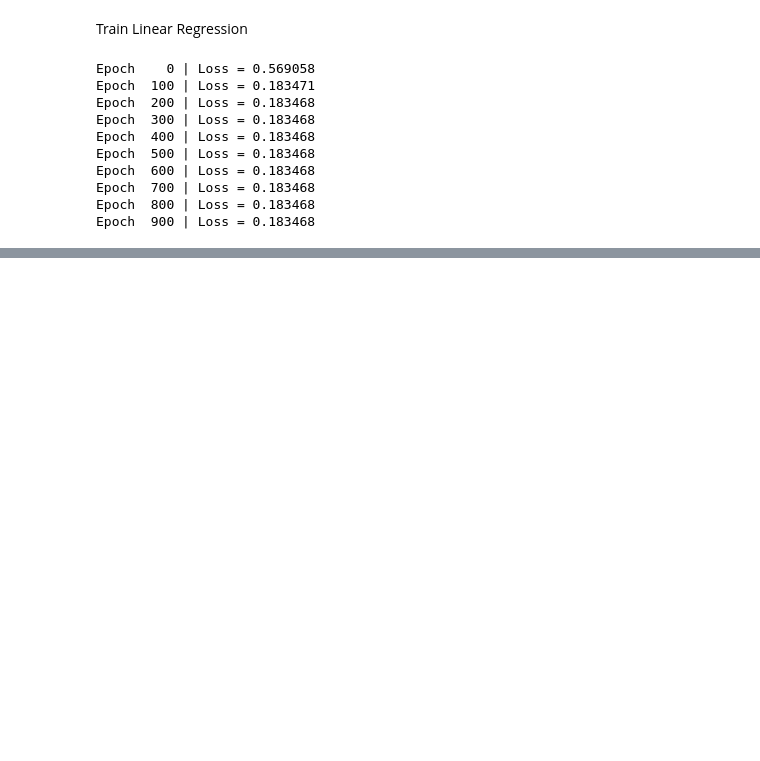
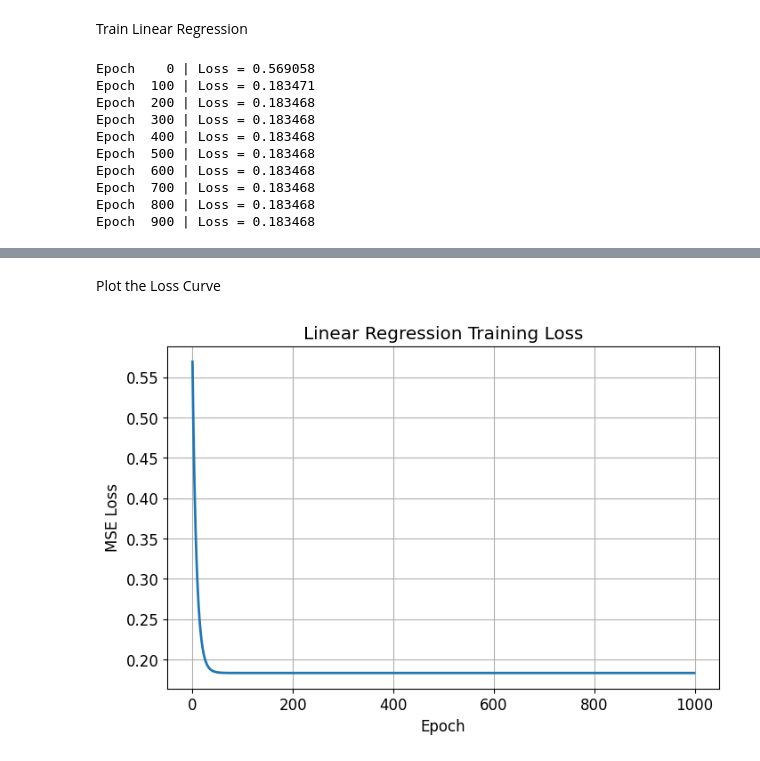
Before and after one commit to Yeabebe/gradient-based-learning, a Jupyter notebook: gradient_learning.ipynb, the cells around one changed output, grey strips where cells are left out. Saved outputs shown, nothing was run; the diff lists cells and outputs as text; code cells hidden in the pictures; blank space fills up the shorter version.

```diff
--- a/gradient_learning.ipynb
+++ b/gradient_learning.ipynb
@@ -156,0 +189,18 @@ Epoch  900 | Loss = 0.183468
+# %% [markdown]
+Plot the Loss Curve
+# %%
+plt.figure(figsize=(8,5))
+
+plt.plot(
+    linear_model.loss_history,
+    linewidth=2
+)
+
+plt.title("Linear Regression Training Loss")
+plt.xlabel("Epoch")
+plt.ylabel("MSE Loss")
+plt.grid(True)
+
+plt.show()
+# %% [output]
+[figure, added]
```
Also changed, not shown: parts of 2 cells of this notebook.
